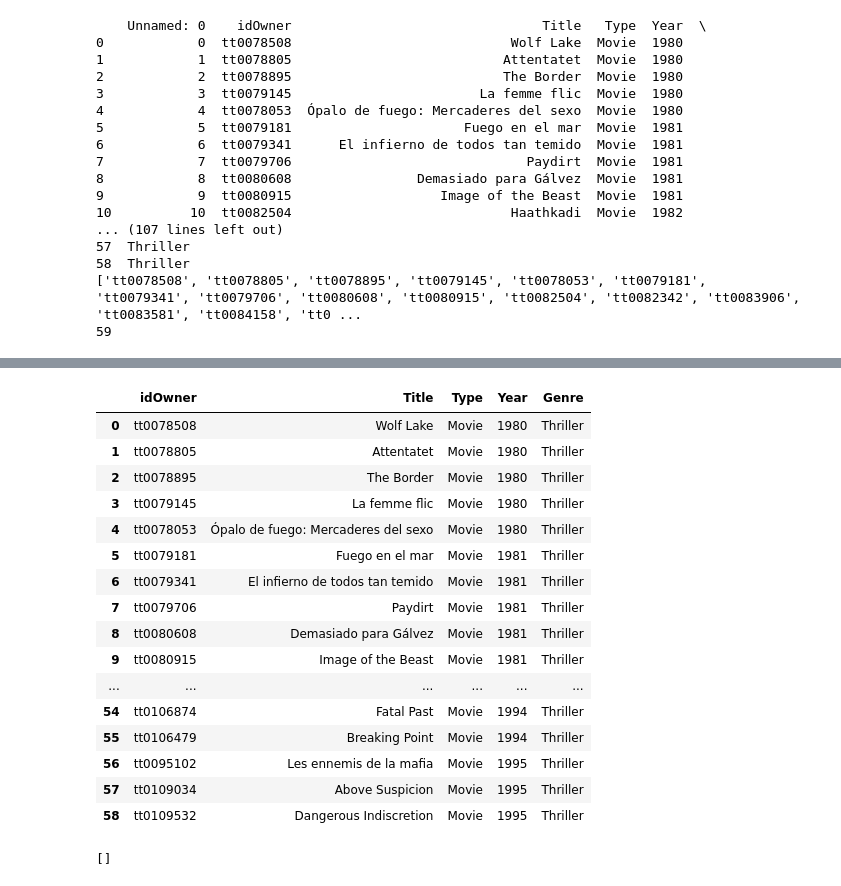
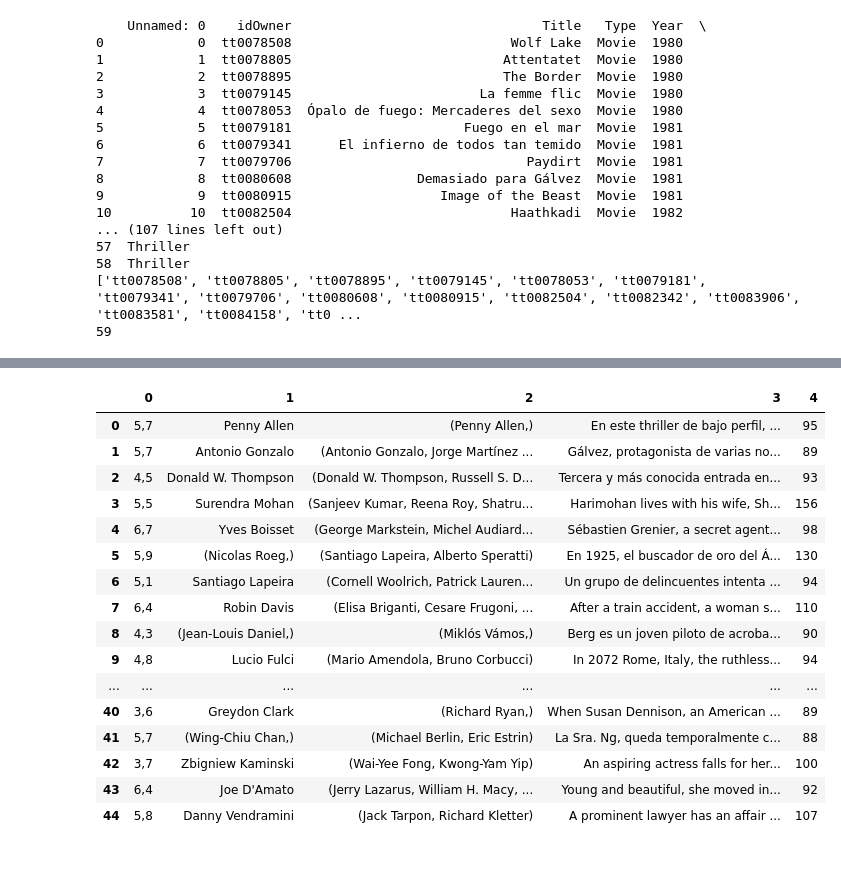
Before and after one commit to Adalab/proyecto-da-promo-b-modulo-2-team-2, a Jupyter notebook: FASE_SELENIUM_2/thriller_imdb_prueba.ipynb, the cells around one changed output, grey strips where cells are left out. Drawn from its saved outputs; the diff is of its cells as text; code cells hidden in the pictures.

Commit message:
thriller_imbd

```diff
--- a/FASE_SELENIUM_2/thriller_imdb_prueba.ipynb
+++ b/FASE_SELENIUM_2/thriller_imdb_prueba.ipynb
@@ -122,4 +232,0 @@ print(argumento)
-# %%
-argumento = []
-argumento.append(driver.find_element('css selector', '#__next > main > div > section.ipc-page-background.ipc-page-background--base.sc-c41b9732-0.NeSef > div > section > div > div.sc-978e9339-1.ihWZgK.ipc-page-grid__item.ipc-page-grid__item--span-2 > section:nth-child(19) > div.sc-20579f43-0.kJbyJL > div.ipc-overflowText.ipc-overflowText--pageSection.ipc-overflowText--base > div > div > div').text)
-#argumento.append(driver.find_element('xpath', '//*[@id="__next"]/main/div/section[1]/div/section/div/div[1]/section[4]/div[2]/div[1]').text)
@@ -134,3 +233,28 @@ print(duracion)
+# %%
+duracion_mins = []
+
+for peli in duracion:
+
+    if peli is None:
+        duracion_mins.append(None)
+        continue
+
+    elif 'h' in peli:
+        partes = peli.split('h')
+        horas = int(partes[0].strip())
+        if len(partes) > 1 and 'min' in partes[1]:
+            minutos = int(partes[1].replace('min', '').strip())
+        else:
+            minutos = 0
+
+    else:
+        horas = 0
+        minutos = int(peli.replace('min', '').strip())
+
+    total_minutos = horas * 60 + minutos
+    duracion_mins.append(total_minutos)
 # %%
-print(list(tuple(zip(nombre,nota_imbd,direccion,guionista,argumento,duracion))))
+imdb_thriller = list(tuple(zip(nota_imdb,direccion,guionista,argumento,duracion_mins)))
+
+imdb_thriller
 # %% [output]
@@ -140,26 +278,21 @@ df_thriller = df_thriller.drop("Unnamed: 0", axis='columns')
-# %%
-df_thriller
-# %% [output]
-|  | idOwner | Title | Type | Year | Genre |
-| 0 | tt0078508 | Wolf Lake | Movie | 1980 | Thriller |
-| 1 | tt0078805 | Attentatet | Movie | 1980 | Thriller |
-| 2 | tt0078895 | The Border | Movie | 1980 | Thriller |
-| 3 | tt0079145 | La femme flic | Movie | 1980 | Thriller |
-| 4 | tt0078053 | Ópalo de fuego: Mercaderes del sexo | Movie | 1980 | Thriller |
-| 5 | tt0079181 | Fuego en el mar | Movie | 1981 | Thriller |
-| 6 | tt0079341 | El infierno de todos tan temido | Movie | 1981 | Thriller |
-| 7 | tt0079706 | Paydirt | Movie | 1981 | Thriller |
-| 8 | tt0080608 | Demasiado para Gálvez | Movie | 1981 | Thriller |
-| 9 | tt0080915 | Image of the Beast | Movie | 1981 | Thriller |
-| ... | ... | ... | ... | ... | ... |
-| 54 | tt0106874 | Fatal Past | Movie | 1994 | Thriller |
-| 55 | tt0106479 | Breaking Point | Movie | 1994 | Thriller |
-| 56 | tt0095102 | Les ennemis de la mafia | Movie | 1995 | Thriller |
-| 57 | tt0109034 | Above Suspicion | Movie | 1995 | Thriller |
-| 58 | tt0109532 | Dangerous Indiscretion | Movie | 1995 | Thriller |
-# %%
-imdb_thriller = list(tuple(zip(nota_imbd,direccion,guionista,argumento,duracion)))
-# %%
-imdb_thriller
-# %% [output]
-[]
+# %%
+df_imdb_thriller = pd.DataFrame(imdb_thriller)
+df_imdb_thriller
+# %% [output]
+|  | 0 | 1 | 2 | 3 | 4 |
+| 0 | 5,7 | Penny Allen | (Penny Allen,) | En este thriller de bajo perfil, ... | 95 |
+| 1 | 5,7 | Antonio Gonzalo | (Antonio Gonzalo, Jorge Martínez ... | Gálvez, protagonista de varias no... | 89 |
+| 2 | 4,5 | Donald W. Thompson | (Donald W. Thompson, Russell S. D... | Tercera y más conocida entrada en... | 93 |
+| 3 | 5,5 | Surendra Mohan | (Sanjeev Kumar, Reena Roy, Shatru... | Harimohan lives with his wife, Sh... | 156 |
+| 4 | 6,7 | Yves Boisset | (George Markstein, Michel Audiard... | Sébastien Grenier, a secret agent... | 98 |
+| 5 | 5,9 | (Nicolas Roeg,) | (Santiago Lapeira, Alberto Speratti) | En 1925, el buscador de oro del Á... | 130 |
+| 6 | 5,1 | Santiago Lapeira | (Cornell Woolrich, Patrick Lauren... | Un grupo de delincuentes intenta ... | 94 |
+| 7 | 6,4 | Robin Davis | (Elisa Briganti, Cesare Frugoni, ... | After a train accident, a woman s... | 110 |
+| 8 | 4,3 | (Jean-Louis Daniel,) | (Miklós Vámos,) | Berg es un joven piloto de acroba... | 90 |
+| 9 | 4,8 | Lucio Fulci | (Mario Amendola, Bruno Corbucci) | In 2072 Rome, Italy, the ruthless... | 94 |
+| ... | ... | ... | ... | ... | ... |
+| 40 | 3,6 | Greydon Clark | (Richard Ryan,) | When Susan Dennison, an American ... | 89 |
+| 41 | 5,7 | (Wing-Chiu Chan,) | (Michael Berlin, Eric Estrin) | La Sra. Ng, queda temporalmente c... | 88 |
+| 42 | 3,7 | Zbigniew Kaminski | (Wai-Yee Fong, Kwong-Yam Yip) | An aspiring actress falls for her... | 100 |
+| 43 | 6,4 | Joe D'Amato | (Jerry Lazarus, William H. Macy, ... | Young and beautiful, she moved in... | 92 |
+| 44 | 5,8 | Danny Vendramini | (Jack Tarpon, Richard Kletter) | A prominent lawyer has an affair ... | 107 |
```
Also changed, not shown: parts of 16 cells of this notebook, 6 other files.
